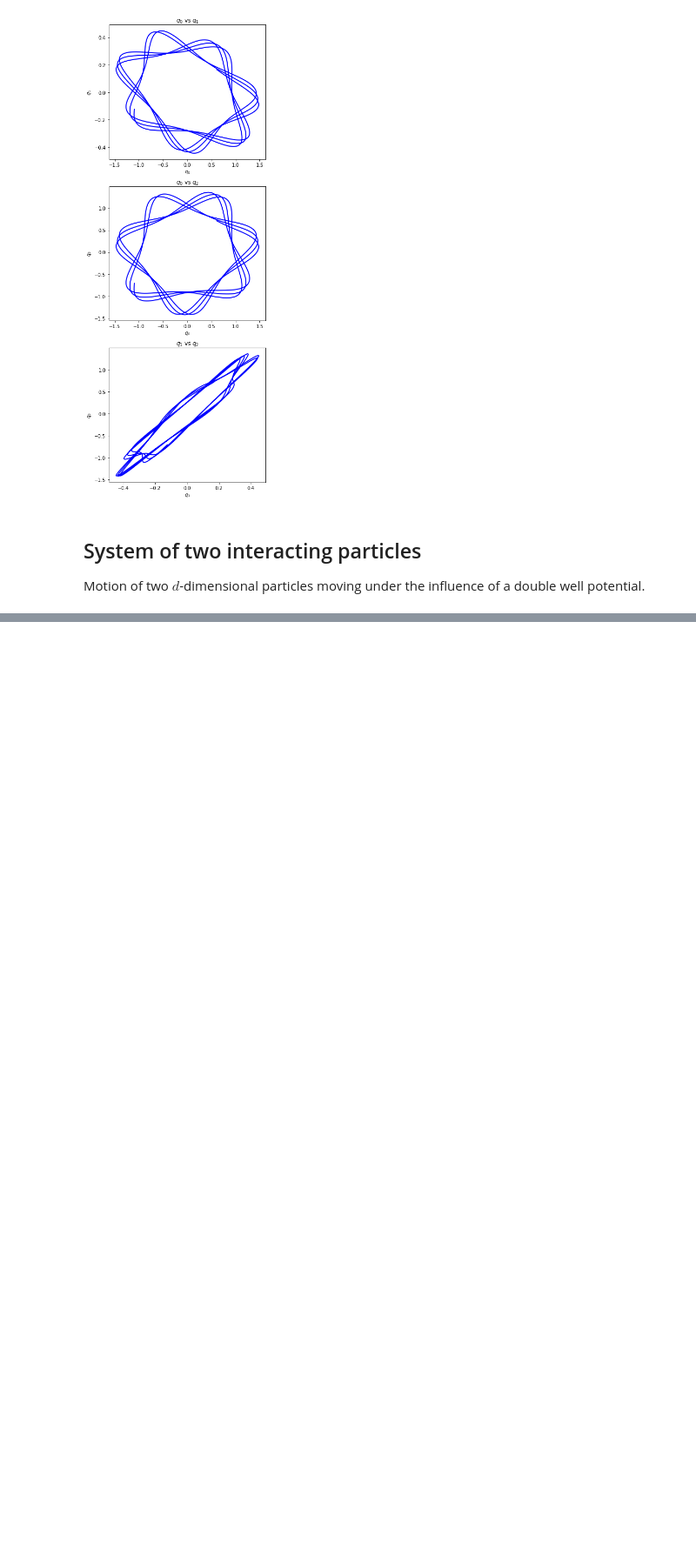
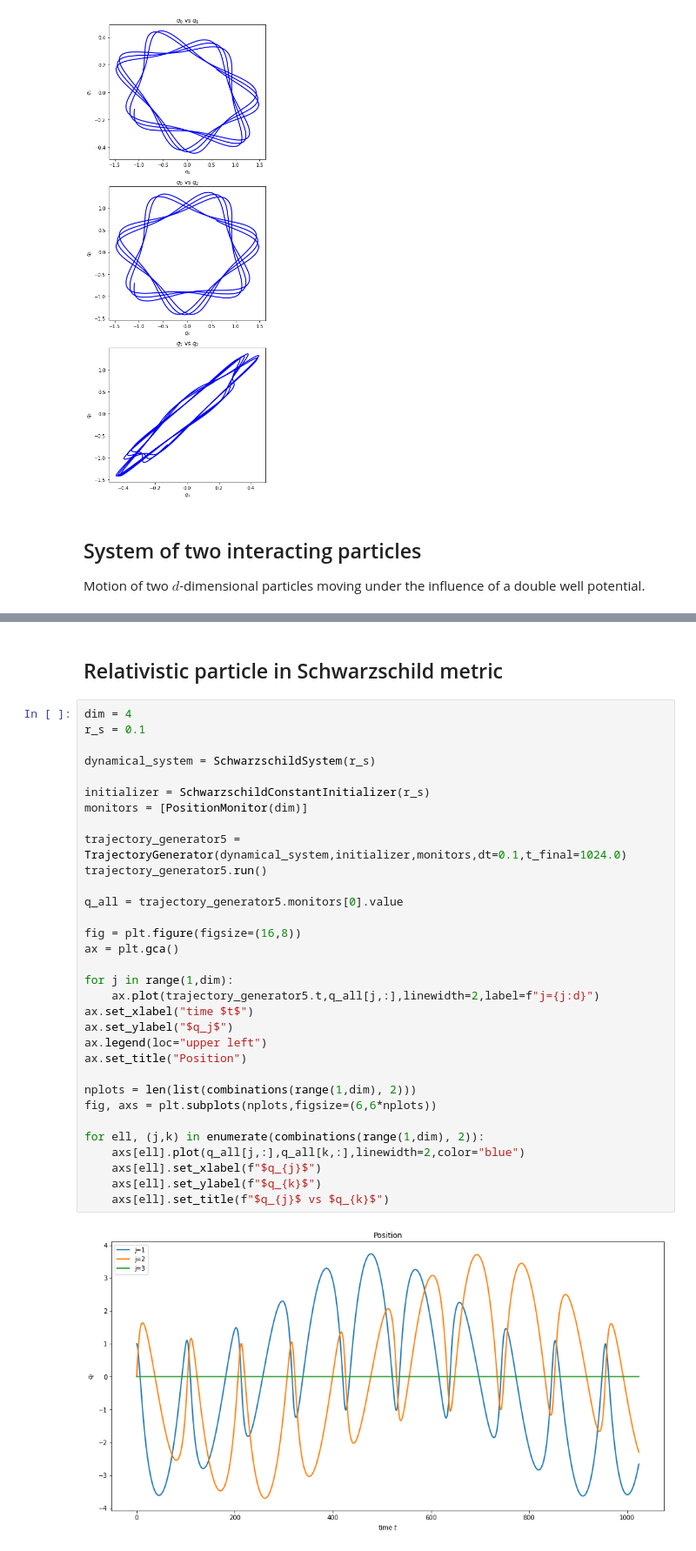
Before and after one commit to eikehmueller/mlconservation_code, a Jupyter notebook: VisualiseTrajectories.ipynb, the cells around one changed output, grey strips where cells are left out. Shown at 87% size. Drawn from its saved outputs; the diff is of its cells as text; blank space fills up the shorter version.

```diff
--- a/VisualiseTrajectories.ipynb
+++ b/VisualiseTrajectories.ipynb
@@ -197,0 +198,36 @@ for ell, (j,k) in enumerate(combinations(range(dim_space), 2)):
+# %% [markdown]
+## Relativistic particle in Schwarzschild metric
+# %%
+dim = 4
+r_s = 0.1
+
+dynamical_system = SchwarzschildSystem(r_s)
+
+initializer = SchwarzschildConstantInitializer(r_s)
+monitors = [PositionMonitor(dim)]
+
+trajectory_generator5 = TrajectoryGenerator(dynamical_system,initializer,monitors,dt=0.1,t_final=1024.0)
+trajectory_generator5.run()
+
+q_all = trajectory_generator5.monitors[0].value
+
+fig = plt.figure(figsize=(16,8))
+ax = plt.gca()
+
+for j in range(1,dim):
+    ax.plot(trajectory_generator5.t,q_all[j,:],linewidth=2,label=f"j={j:d}")
+ax.set_xlabel("time $t$")
+ax.set_ylabel("$q_j$")
+ax.legend(loc="upper left")
+ax.set_title("Position")
+
+nplots = len(list(combinations(range(1,dim), 2)))
+fig, axs = plt.subplots(nplots,figsize=(6,6*nplots))
+
+for ell, (j,k) in enumerate(combinations(range(1,dim), 2)):
+    axs[ell].plot(q_all[j,:],q_all[k,:],linewidth=2,color="blue")
+    axs[ell].set_xlabel(f"$q_{j}$")
+    axs[ell].set_ylabel(f"$q_{k}$")
+    axs[ell].set_title(f"$q_{j}$ vs $q_{k}$")
+# %% [output]
+[figure, added]
```
Also changed, not shown: parts of 3 cells of this notebook, 6 other files.
